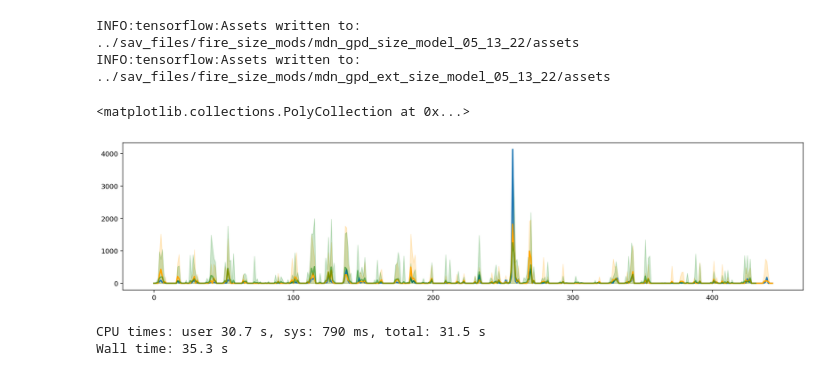
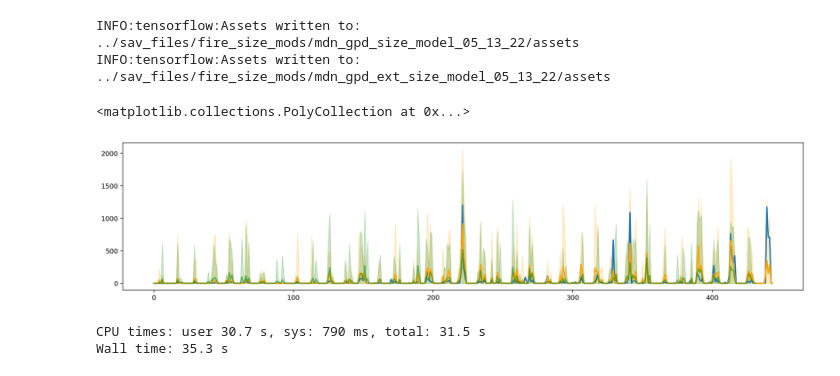
Before and after one commit to jtbuch/smlfire1.0, a Jupyter notebook: notebooks/ml_grid_fire_size.ipynb, the cells around one changed output. Drawn from its saved outputs; the diff is of its cells as text; code cells hidden in the pictures.

```diff
--- a/notebooks/ml_grid_fire_size.ipynb
+++ b/notebooks/ml_grid_fire_size.ipynb
@@ -78,17 +78,6 @@ from tensorflow.keras.layers import Input, Dense, Activation, Concatenate
 from tensorflow.keras.callbacks import EarlyStopping, TensorBoard, ReduceLROnPlateau
 # %% [markdown]
 ## 2. Data preprocessing
-# %%
-def drop_col_func(mod_type):
-    dropcollist= ['CAPE', 'Solar', 'Ant_Tmax', 'RH', 'Ant_RH', 'FFWI_max7', 'Avgprec_4mo', 'Avgprec_2mo', 'AvgVPD_4mo', 'AvgVPD_2mo', \
-                             'Tmax_max7', 'VPD_max7', 'Tmin_max7']
-    if mod_type == 'minimal':
-        dropcollist.extend(['Camp_dist', 'Camp_num', 'Slope', 'Southness', 'VPD', 'Tmax', 'Tmax_max3', 'Tmin_max3', \
-                            'Prec', 'Elev', 'Tmin', 'Avgprec_3mo', 'Forest', 'Urban'])
-    elif mod_type == 'normal':
-        dropcollist.extend(['AvgVPD_4mo', 'AvgVPD_2mo'])
-
-    return dropcollist
 # %%
 data_dir= "../data/"
 fire_file= data_dir + "burnarea_12km.nc"
@@ -99,7 +88,7 @@ tot_test_months= 12
 end_month= start_month + tot_test_months
 # %%
 X_sizes_train, X_sizes_val, y_sizes_train, y_sizes_val, fire_size_train, fire_size_test, X_sizes_test, y_sizes_test, size_scaler= fire_size_data(res= '12km', \
-                            dropcols= drop_col_func(mod_type= 'normal'), start_month= start_month, tot_test_months= tot_test_months, threshold= 4) #tflag= True
+                            dropcols= drop_col_func(mod_type= 'normal'), start_month= start_month, tot_test_months= tot_test_months, threshold= 4, tflag= True) #tflag= True
 
 X_sizes_train_df= pd.concat([X_sizes_train, X_sizes_val], sort= False).reset_index().drop(columns=['index'])
 X_sizes_tot= pd.concat([X_sizes_train_df, X_sizes_test], sort= False).reset_index().drop(columns=['index'])
@@ -251,21 +242,21 @@ reg_data_size_alt_df= pd.read_hdf('../sav_files/fire_size_pred_dfs/gpd_mon_fire_
 reg_data_size_alt_groups= reg_data_size_alt_df.groupby('reg_indx')
 # %%
 fig, ax= plt.subplots(1, 1, figsize=(18, 4))
-regindx= 10
+regindx= 9
 
 plt.plot(month_arr, mon_burned_area(fire_file, regindx, final_year= 2020), lw= 2, label= 'Observed')
 plt.plot(month_arr, reg_gpd_ext_data_size_groups.get_group(regindx)['mean_size'], color= 'orange', lw= 2, label= 'Predicted');
 plt.fill_between(month_arr, reg_gpd_ext_data_size_groups.get_group(regindx)['high_1sig_size'], reg_gpd_ext_data_size_groups.get_group(regindx)['low_1sig_size'], \
                                                                                                                              color= 'orange', alpha=0.2)
 plt.plot(month_arr[:-12], reg_data_size_alt_groups.get_group(regindx)['mean_size'], color= 'green', lw= 2, alpha= 0.5, label= 'Predicted');
 plt.fill_between(month_arr[:-12], reg_data_size_alt_groups.get_group(regindx)['high_1sig_size'], reg_data_size_alt_groups.get_group(regindx)['low_1sig_size'], \
                                                                                                                          color= 'green', alpha=0.2)
 #plt.plot(month_arr, reg_ml_gpd_size_groups.get_group(regindx)['mean_size'], color= 'green', lw= 2, label= 'Predicted');
 #plt.fill_between(month_arr, reg_ml_gpd_size_groups.get_group(regindx)['high_1sig_size'], reg_ml_gpd_size_groups.get_group(regindx)['low_1sig_size'], \
 #                                                                                                                            color= 'green', alpha=0.2)
 # %% [output]
 <matplotlib.collections.PolyCollection at 0x...>
-[figure, old version]
+[figure, new version]
 # %%
 %time perc_arr_jul2017= size_percentile_func(mdn_model= mdn_gpd_ext_size_model, X_sizes_dat= X_sizes_tot, fire_size_df= fire_size_tot, regindx= 1, mindx= 414, rseed= 13)
 perc_arr_aug2020= size_percentile_func(mdn_model= mdn_gpd_ext_size_model, X_sizes_dat= X_sizes_tot, fire_size_df= fire_size_tot, regindx= 1, mindx= 439, rseed= 87)
```
Also changed, not shown: parts of 2 cells of this notebook, 3 other files.
